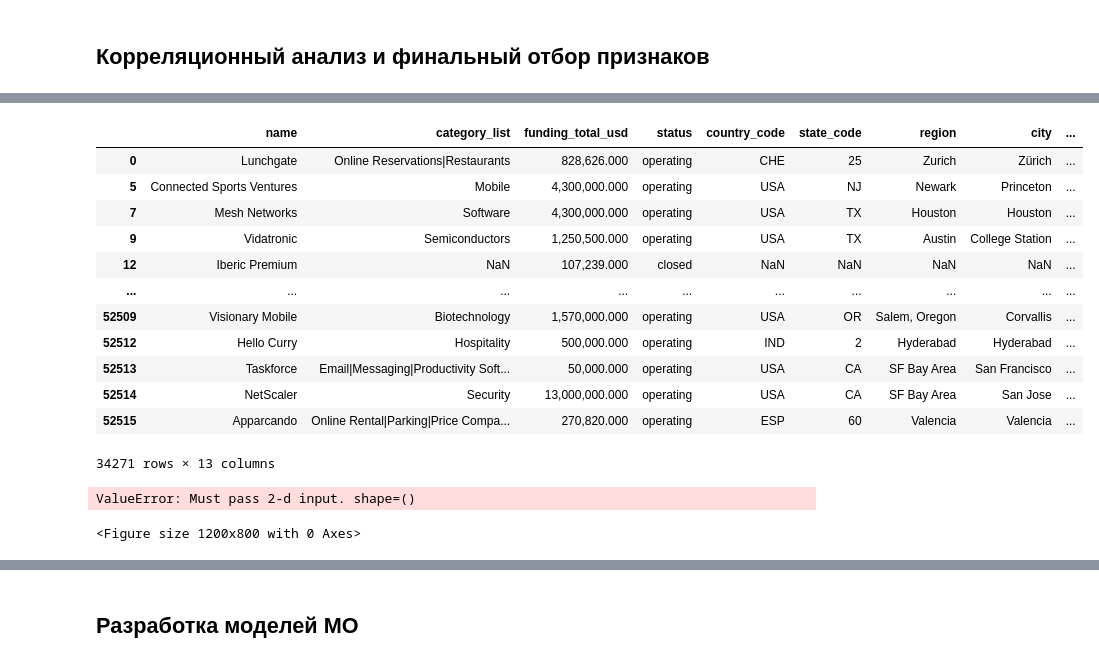
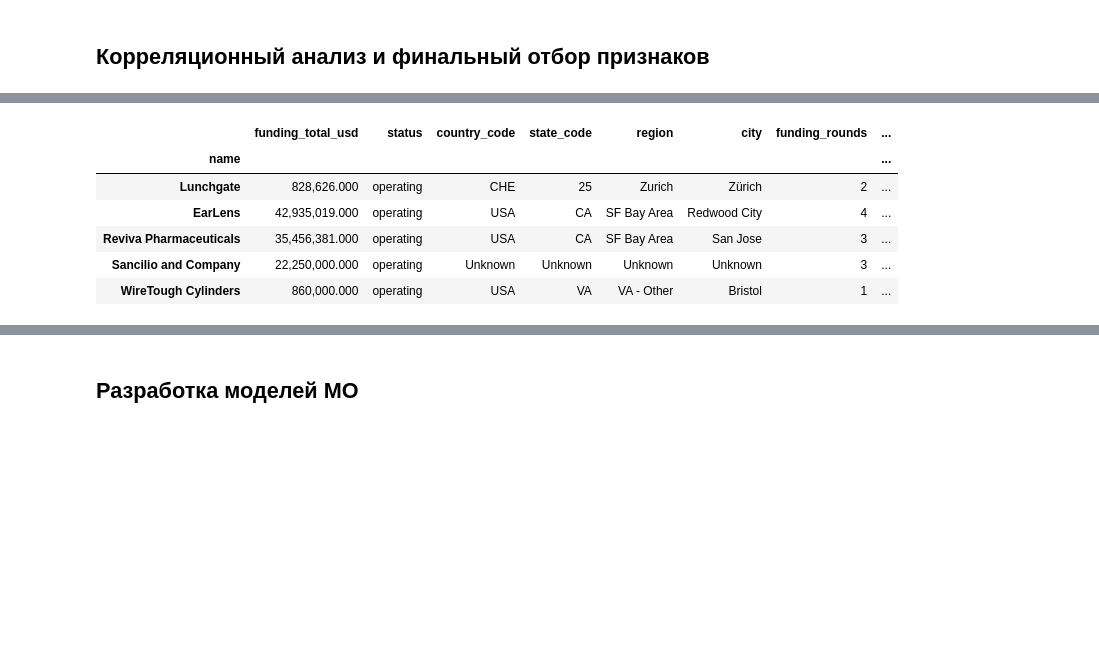
Before and after one commit to kbklxfdn/first_workshop, a Jupyter notebook: Startups.ipynb, the cells around one changed output, grey strips where cells are left out. Saved outputs shown, nothing was run; the diff lists cells and outputs as text; code cells hidden in the pictures; blank space fills up the shorter version.

```diff
--- a/Startups.ipynb
+++ b/Startups.ipynb
@@ -642,2 +1096,0 @@ plot_hist_box(df,columns,subplots,figsize,bins,title_h,title_b,y,x,y_b,x)
-# %%
-dfs[0] = dfs[0].query('funding_total_usd <= 15_000_000')
@@ -672,2 +1346,29 @@ plot_hist_box(df,columns,subplots,figsize,bins,title_h,title_b,y,x,y_b,x)
+# %%
+# Создаем новый столбец с lifetime
+dfs[0]['lifetime'] = df.apply(operating_days, axis=1)
+# %%
+# Количество дней с первой даты финансирования до начала выгрузки
+dfs[0]['days_from_last_funding'] = (unload_date - dfs[0]['last_funding_at']).dt.days
+dfs[1]['days_from_last_funding'] = (unload_date - dfs[1]['last_funding_at']).dt.days
+
+# Количество дней с последней даты раунда финансирования до даты выгрузки
+dfs[0]['days_from_first_funding'] = (unload_date - dfs[0]['first_funding_at']).dt.days
+dfs[1]['days_from_first_funding'] = (unload_date - dfs[1]['first_funding_at']).dt.days
+
+# Количество дней с первой даты финансирования до последней даты финансирования
+dfs[0]['first_to_last_funding'] = (dfs[0]['last_funding_at'] - dfs[0]['first_funding_at']).dt.days
+dfs[1]['first_to_last_funding'] = (dfs[1]['last_funding_at'] - dfs[1]['first_funding_at']).dt.days
+
+# Количество раундов на 1 год существования
+year=365
+dfs[0]['rounds_per_year'] = dfs[0]['funding_rounds'] / (dfs[0]['lifetime'] / year)
+dfs[1]['rounds_per_year'] = dfs[1]['funding_rounds'] / (dfs[1]['lifetime'] / year)
+
+# Отношение количества дней, прошедших с последнего финансирования к продолжительности
+# существования стартапа с момента основания до даты выгрузки
+dfs[0]['relation_lastf_to_lifetime'] = dfs[0]['days_from_last_funding'] / dfs[0]['lifetime']
+dfs[1]['relation_lastf_to_lifetime'] = dfs[1]['days_from_last_funding'] / dfs[1]['lifetime']
+
+# разделить даты по годам на группы с 1970 до 2000, с 2000 по 2006 с 2006 по 2012, с 2012 по 2018
 # %% [markdown]
 ## Корреляционный анализ и финальный отбор признаков
@@ -674,5 +1385,3 @@ plot_hist_box(df,columns,subplots,figsize,bins,title_h,title_b,y,x,y_b,x)
 # %%
-startups_train = dfs[0]
-
-# посмотрим попарные отношения между признаками датафрейма обучающей выборки
-sns.pairplot(startups_train);
+startups_train = dfs[0].drop(['category_list','closed_at','founded_at'],axis=1).set_index('name')
+startups_test = dfs[1].drop(['category_list'],axis=1).set_index('name')
@@ -681,16 +1388,10 @@ sns.pairplot(startups_train);
 # %%
-startups_train
+startups_train.head(5)
 # %% [output]
-|  | name | category_list | funding_total_usd | status | country_code | state_code | region | city | ... |
-| 0 | Lunchgate | Online Reservations|Restaurants | 828,626.000 | operating | CHE | 25 | Zurich | Zürich | ... |
-| 5 | Connected Sports Ventures | Mobile | 4,300,000.000 | operating | USA | NJ | Newark | Princeton | ... |
-| 7 | Mesh Networks | Software | 4,300,000.000 | operating | USA | TX | Houston | Houston | ... |
-| 9 | Vidatronic | Semiconductors | 1,250,500.000 | operating | USA | TX | Austin | College Station | ... |
-| 12 | Iberic Premium | NaN | 107,239.000 | closed | NaN | NaN | NaN | NaN | ... |
-| ... | ... | ... | ... | ... | ... | ... | ... | ... | ... |
-| 52509 | Visionary Mobile | Biotechnology | 1,570,000.000 | operating | USA | OR | Salem, Oregon | Corvallis | ... |
-| 52512 | Hello Curry | Hospitality | 500,000.000 | operating | IND | 2 | Hyderabad | Hyderabad | ... |
-| 52513 | Taskforce | Email|Messaging|Productivity Soft... | 50,000.000 | operating | USA | CA | SF Bay Area | San Francisco | ... |
-| 52514 | NetScaler | Security | 13,000,000.000 | operating | USA | CA | SF Bay Area | San Jose | ... |
-| 52515 | Apparcando | Online Rental|Parking|Price Compa... | 270,820.000 | operating | ESP | 60 | Valencia | Valencia | ... |
+|  | funding_total_usd | status | country_code | state_code | region | city | funding_rounds | ... |
+| name |  |  |  |  |  |  |  | ... |
+| Lunchgate | 828,626.000 | operating | CHE | 25 | Zurich | Zürich | 2 | ... |
+| EarLens | 42,935,019.000 | operating | USA | CA | SF Bay Area | Redwood City | 4 | ... |
+| Reviva Pharmaceuticals | 35,456,381.000 | operating | USA | CA | SF Bay Area | San Jose | 3 | ... |
+| Sancilio and Company | 22,250,000.000 | operating | Unknown | Unknown | Unknown | Unknown | 3 | ... |
+| WireTough Cylinders | 860,000.000 | operating | USA | VA | VA - Other | Bristol | 1 | ... |
-34271 rows × 13 columns
@@ -700,16 +1397,0 @@ corr_matrix_phik = startups_train.phik_matrix # (interval_cols=['salary','job_sa
-# %%
-# Маска для устранения дублирования в визуализации
-mask = np.zeros_like(corr_matrix_phik)
-#mask[np.triu_indices_from(mask)] = True
-
-# Построение heatmap
-plt.figure(figsize=(12, 8))
-
-sns.heatmap(corr_matrix_phik, annot=True,cmap='GnBu') #,mask=mask)
-plt.title('Phi_K матрица корреляций датасета', fontsize=14)
-plt.ylabel('Признаки датафрейма')
-plt.xlabel('Признаки датафрейма')
-plt.show();
-# %% [output]
-ValueError: Must pass 2-d input. shape=()
-<Figure size 1200x800 with 0 Axes>
```
Also changed, not shown: parts of 176 cells of this notebook.
